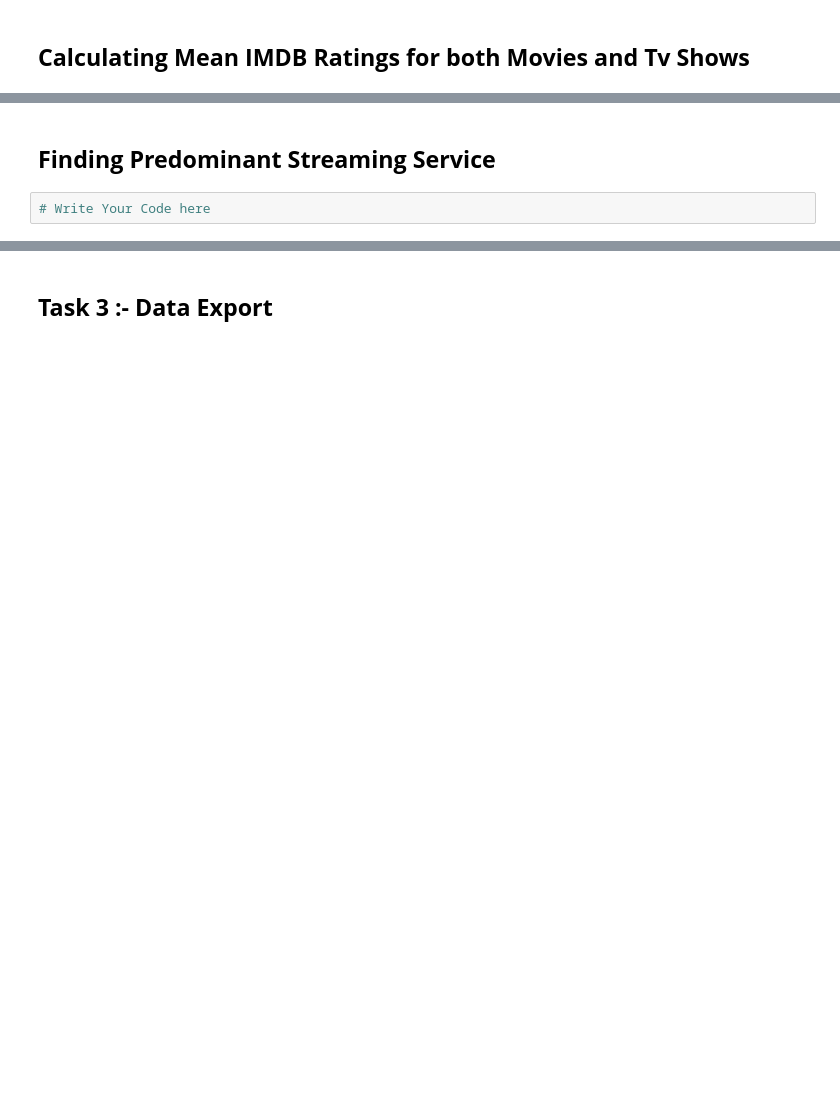
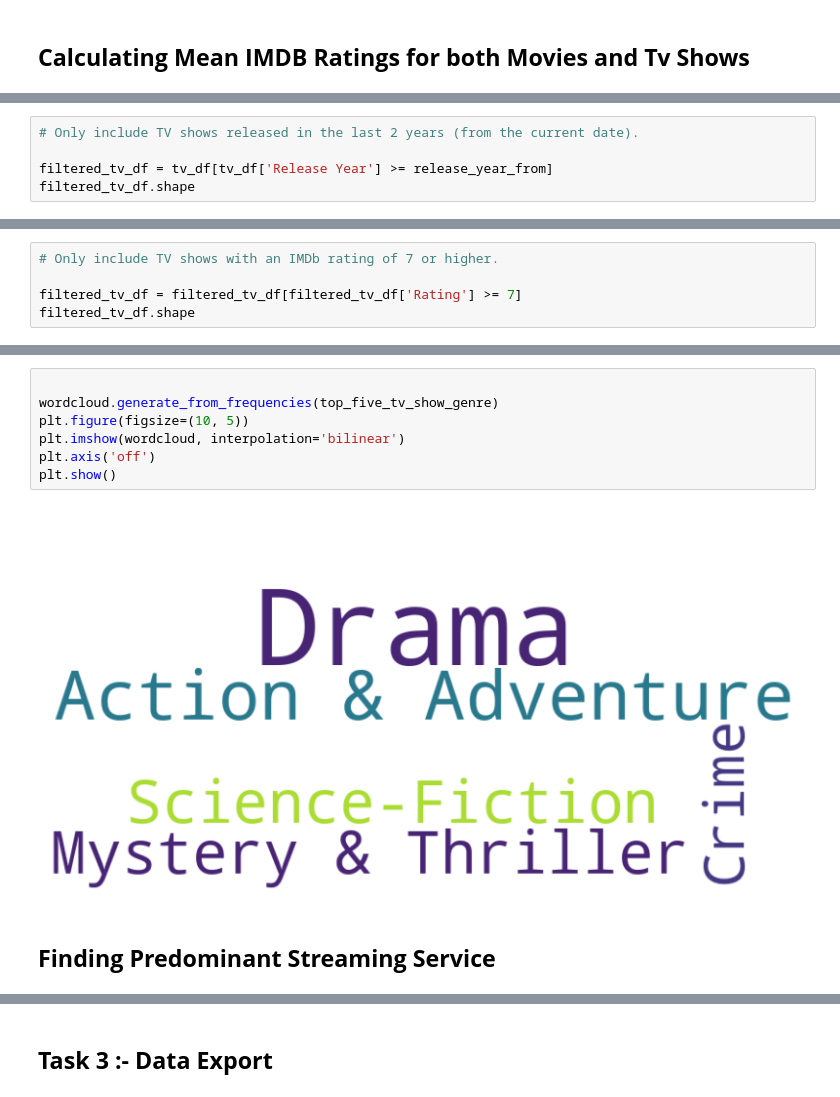
Before and after one commit to pandey-rakshit/almabetter, a Jupyter notebook: Module2/DS201/Numerical_Programming_in_Python_Web_Scraping.ipynb, the cells around one changed output, grey strips where cells are left out. Cells and saved outputs as stored; diff of their text form; blank space fills up the shorter version.

```diff
--- a/Module2/DS201/Numerical_Programming_in_Python_Web_Scraping.ipynb
+++ b/Module2/DS201/Numerical_Programming_in_Python_Web_Scraping.ipynb
@@ -278,0 +656,5 @@ print(soup.prettify())
+# %%
+# Only include TV shows released in the last 2 years (from the current date).
+
+filtered_tv_df = tv_df[tv_df['Release Year'] >= release_year_from]
+filtered_tv_df.shape
@@ -278,0 +670,5 @@ print(soup.prettify())
+# %%
+# Only include TV shows with an IMDb rating of 7 or higher.
+
+filtered_tv_df = filtered_tv_df[filtered_tv_df['Rating'] >= 7]
+filtered_tv_df.shape
@@ -279,4 +739,11 @@ print(soup.prettify())
+# %%
+
+wordcloud.generate_from_frequencies(top_five_tv_show_genre)
+plt.figure(figsize=(10, 5))
+plt.imshow(wordcloud, interpolation='bilinear')
+plt.axis('off')
+plt.show()
+# %% [output]
+[figure, added]
 # %% [markdown]
 ## **Finding Predominant Streaming Service**
-# %%
-# Write Your Code here
```
Also changed, not shown: parts of 107 cells of this notebook.
